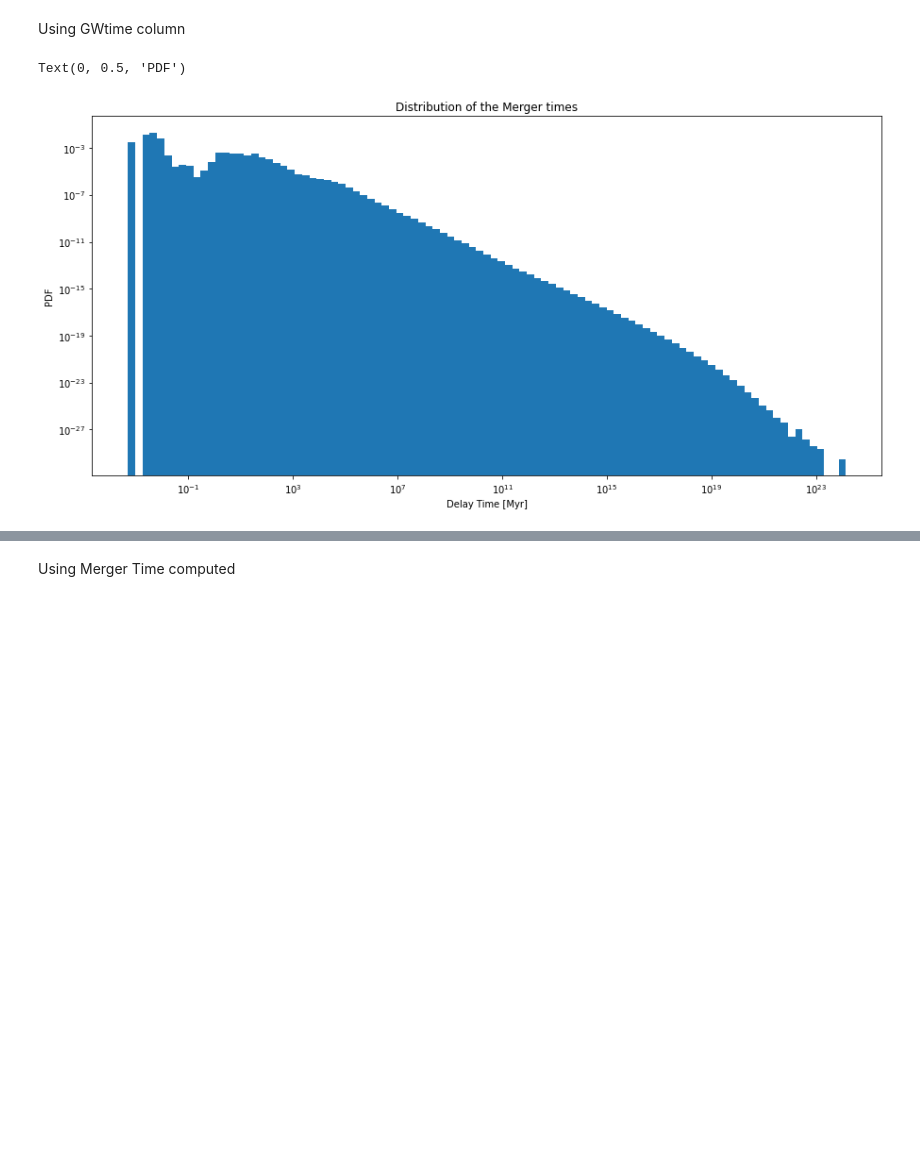
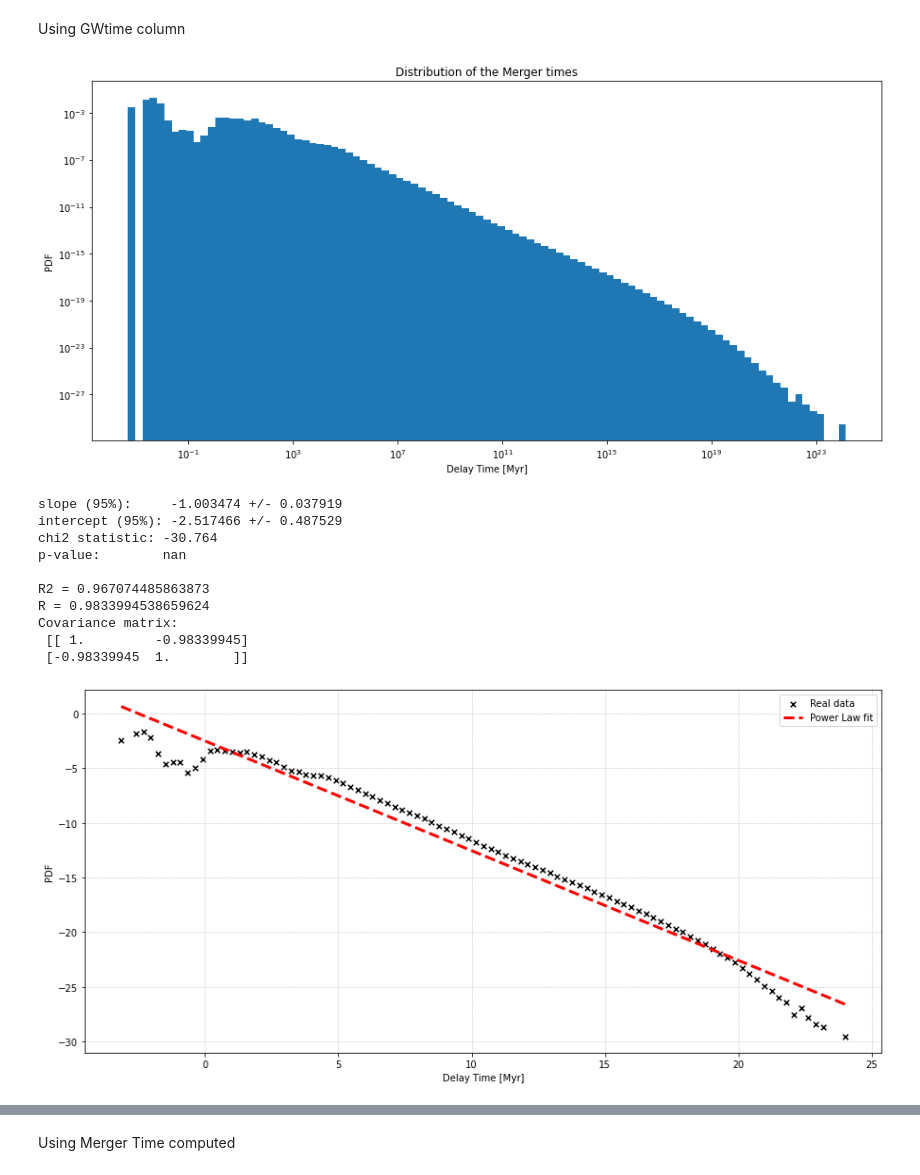
Before and after one commit to Bahadoram/Delay-Time-Dist.-of-Compact-Binary-Objects, a Jupyter notebook: distribution_fitting.ipynb, the cells around one changed output, grey strips where cells are left out. Saved outputs shown, nothing was run; the diff lists cells and outputs as text; code cells hidden in the pictures; blank space fills up the shorter version.

Commit message:
add functions to make plots

```diff
--- a/distribution_fitting.ipynb
+++ b/distribution_fitting.ipynb
@@ -35,22 +531,20 @@ BHBH.head()
 ### Merger time - Whole dataset
 # %% [markdown]
 Using GWtime column
-# %%
-fig, ax = plt.subplots(figsize=(15,7))
-
-#b = np.histogram_bin_edges(BHBH[(BHBH.GWtime<1e18)].GWtime, bins='rice') # does not work with bind='fd'
-b = np.logspace(np.log10(min(BHBH.GWtime)), np.log10(max(BHBH.GWtime)), 100)
-entries, edges, _ = ax.hist(BHBH.GWtime, bins=b, density=True)
-
-# calculate bin centers
-bin_centers = 0.5 * (edges[:-1] + edges[1:])
-
-ax.set_xscale('log')
-ax.set_yscale('log')
-
-ax.set_title('Distribution of the Merger times')
-ax.set_xlabel('Delay Time [Myr]')
-ax.set_ylabel('PDF')
-# %% [output]
-Text(0, 0.5, 'PDF')
-[figure, removed]
+# %%
+bin_centers, entries = plot_complete(BHBH, 'GWtime', False, 100)
+fit_complete(bin_centers, entries)
+fit_range(bin_centers, entries)
+# %% [output]
+[figure, added]
+slope (95%):     -1.003474 +/- 0.037919
+intercept (95%): -2.517466 +/- 0.487529
+chi2 statistic: -30.764
+p-value:        nan
+
+R2 = 0.967074485863873
+R = 0.9833994538659624
+Covariance matrix:
+ [[ 1.         -0.98339945]
+ [-0.98339945  1.        ]]
+[figure, added]
```
Also changed, not shown: parts of 30 cells of this notebook.
